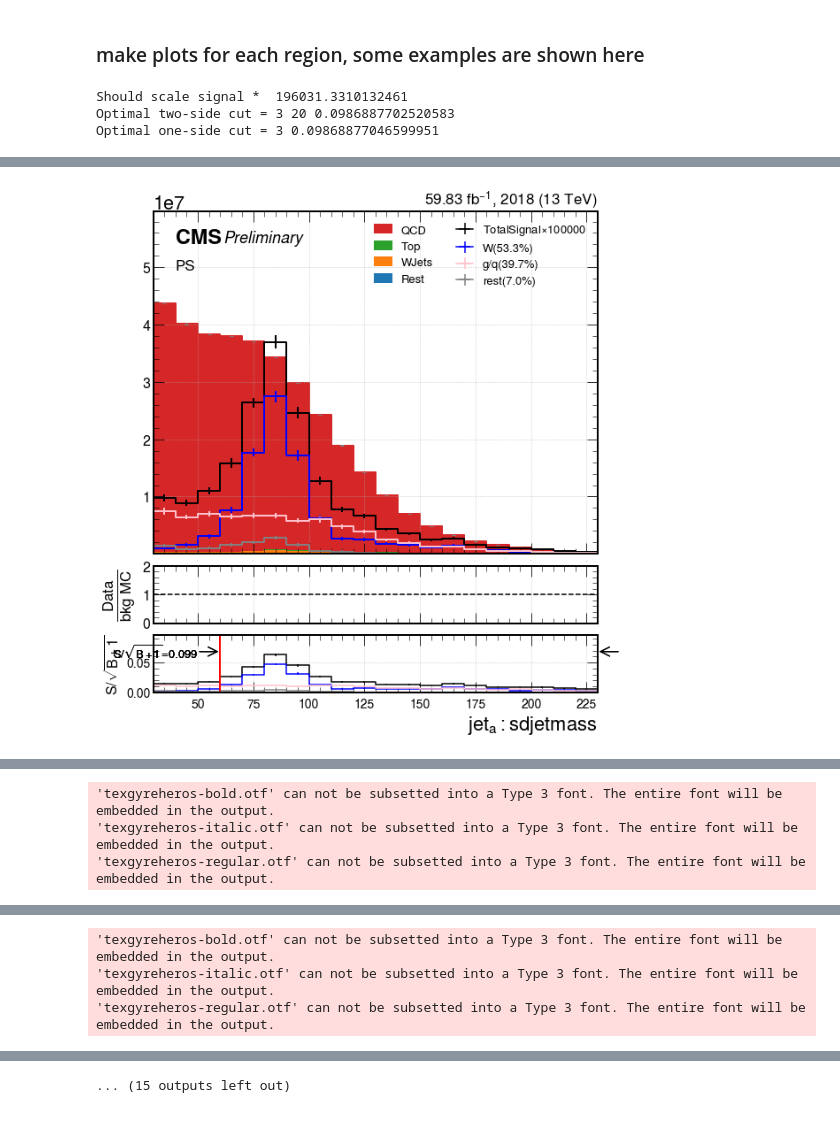
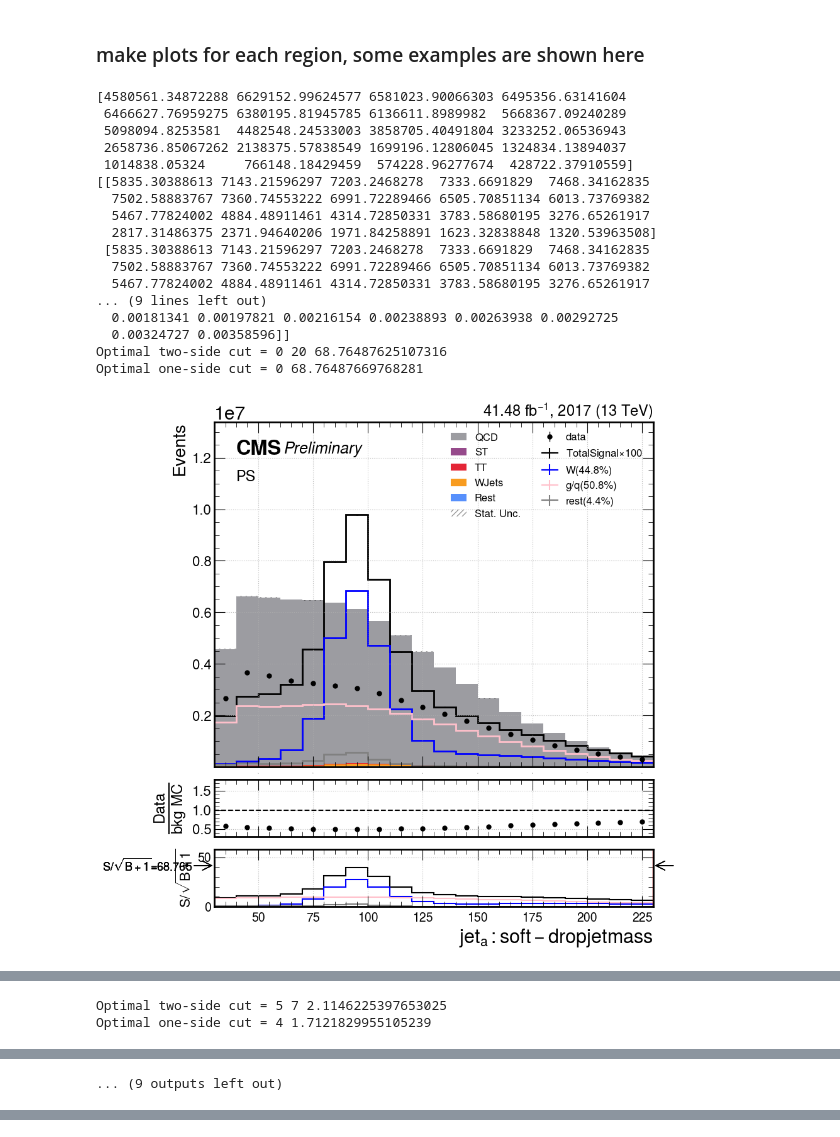
Before and after one commit to lyazj/Wcb, a Jupyter notebook: makeplots/makeplots_Wcb.ipynb, the cells around one changed output, grey strips where cells are left out. Saved outputs shown, nothing was run; the diff lists cells and outputs as text; code cells hidden in the pictures.

Commit message:
makeplots

```diff
--- a/makeplots/makeplots_Wcb.ipynb
+++ b/makeplots/makeplots_Wcb.ipynb
@@ -85,0 +97,16 @@ for k in files:
+# %%
+def add_tagger(events):
+    events["probQCD"] = ak.zeros_like(events["a_Hbc"])
+    qcd_list = [
+    "a_QCDbb",
+    "a_QCDcc",
+    "a_QCDb",
+    "a_QCDc",
+    "a_QCDothers",
+    ]
+    for score in qcd_list:
+        events["probQCD"] = events["probQCD"] + events[score]
+    events["HbcVSQCS"] = (events["a_Hbc"])/(events["a_Hbc"] + 0.997032*events["probQCD"] + 0.002968*events["a_Hcs"])
+for k in files:
+    print("Add tagger of:",k)
+    add_tagger(events=files[k])
@@ -471,20 +524,46 @@ CUT = {
+# %%
+CUT = {
+    "SR1" : {k:  (files[k]["nb_t_deep_in"] == 0) & (files[k]["HbcVSQCS"] >= 0.998) for k in files},
+    "SR2" : {k:  (files[k]["nb_t_deep_in"] == 0) & (files[k]["HbcVSQCS"] >= 0.980) & (files[k]["HbcVSQCS"] <= 0.998) for k in files},
+    "SR3" : {k:  (files[k]["nb_t_deep_in"] == 0) & (files[k]["HbcVSQCS"] >= 0.9) & (files[k]["HbcVSQCS"] <= 0.980) for k in files},
+    "CR"  : {k:  (files[k]["nb_t_deep_in"] == 0) & (files[k]["HbcVSQCS"] < 0.9)  for k in files},
+    "PS"  : {k:  (files[k]["nb_t_deep_in"] >= 0)  for k in files},
+
+    }
+
+# CR: tagger < 0.92
 # %% [markdown]
 ### define the variables we want to plot
 # %%
 def run_makeplots(region = "PS", events = files, nametext = "", blind = False, othertext = "", deco = False, optimal_cut = True):
     weight={k: events[k][CUT[region][k]]["weight"] for k in events}  # weight for each event
-    makeplots(arrays = {k: events[k][CUT[region][k]]["Mj_V2_a"] for k in events},  region = region, nametext = nametext, othertext = othertext,plot_name='jetmass', x_name=r'$jet_{a}:sd jet mass$', x_max=230, x_min=30, bins=20, weight =weight, year="2018",blind = blind, deco = deco,optimal_cut = optimal_cut)
-    # makeplots(arrays = {k: events[k][CUT[region][k]]["a_HWW_V2"] for k in events},  region = region, nametext = nametext, othertext = othertext,plot_name='Mj_max', x_name=r'$Mj_{max}$', x_max=250, x_min=50, bins=20, weight =weight, year="Full-Run2",blind = blind, deco = deco,optimal_cut = optimal_cut)
-    makeplots(arrays = {k: events[k][CUT[region][k]]["a_HWW_V2"] for k in events},  region = region, nametext = nametext, othertext = othertext,plot_name='Hbctagger', x_name=r'Hbc tagger:$jet_{a}$', x_max=1, x_min=0, bins=40, weight =weight, year="2018",blind = blind, deco = deco,optimal_cut = optimal_cut, log = True)
-    makeplots(arrays = {k: events[k][CUT[region][k]]["a_HWWvsQCD_V2"] for k in events},  region = region, nametext = nametext, othertext = othertext,plot_name='HbctaggervsQCD', x_name=r'Hbc vs. QCD tagger:$jet_{a}$', x_max=1, x_min=0, bins=40, weight =weight, year="2018",blind = blind, deco = deco,optimal_cut = optimal_cut, log = True)
+    makeplots(arrays = {k: events[k][CUT[region][k]]["Mj_corr_V2_a"] for k in events},  region = region, nametext = nametext, othertext = othertext,plot_name='jetmass', x_name=r'$jet_{a}$:soft-drop jet mass', x_max=230, x_min=30, nbins=20, weight =weight, year="2017",blind = blind, deco = deco,optimal_cut = optimal_cut)
+    makeplots(arrays = {k: events[k][CUT[region][k]]["HbcVSQCS"] for k in events},  region = region, nametext = nametext, othertext = othertext,plot_name='Hbctagger', x_name=r'HbcVSQCS tagger:$jet_{a}$', x_max=1, x_min=0, nbins=40, weight =weight, year="2017",blind = blind, deco = deco,optimal_cut = optimal_cut, log = True)
     # add the variables you want to plot here, like above.
 # %% [markdown]
 ### make plots for each region, some examples are shown here
 # %%
-run_makeplots(region = "PS", blind = False,  othertext = "", deco = True) #this set to deco to True
-run_makeplots(region = "SR_def1", blind = False,  othertext = ",Hbc>0.95", deco = True) #this set to deco to True
-run_makeplots(region = "SR_def2", blind = False,  othertext = ",HbcvsQCD>0.995", deco = True) #this set to deco to True
+run_makeplots(region = "PS",  blind = False,  othertext = "", deco = True) #this set to deco to True
+run_makeplots(region = "SR1", blind = True,  othertext = "", deco = True) #this set to deco to True
+run_makeplots(region = "SR2", blind = True,  othertext = "", deco = True) #this set to deco to True
+run_makeplots(region = "SR3", blind = True,  othertext = "", deco = True) #this set to deco to True
+run_makeplots(region = "CR",  blind = False,  othertext = "", deco = True) #this set to deco to True
 # %% [output]
-Should scale signal *  196031.3310132461
-Optimal two-side cut = 3 20 0.0986887702520583
-Optimal one-side cut = 3 0.09868877046599951
+[4580561.34872288 6629152.99624577 6581023.90066303 6495356.63141604
+ 6466627.76959275 6380195.81945785 6136611.8989982  5668367.09240289
+ 5098094.8253581  4482548.24533003 3858705.40491804 3233252.06536943
+ 2658736.85067262 2138375.57838549 1699196.12806045 1324834.13894037
+ 1014838.05324     766148.18429459  574228.96277674  428722.37910559]
+[[5835.30388613 7143.21596297 7203.2468278  7333.6691829  7468.34162835
+  7502.58883767 7360.74553222 6991.72289466 6505.70851134 6013.73769382
+  5467.77824002 4884.48911461 4314.72850331 3783.58680195 3276.65261917
+  2817.31486375 2371.94640206 1971.84258891 1623.32838848 1320.53963508]
+ [5835.30388613 7143.21596297 7203.2468278  7333.6691829  7468.34162835
+  7502.58883767 7360.74553222 6991.72289466 6505.70851134 6013.73769382
+  5467.77824002 4884.48911461 4314.72850331 3783.58680195 3276.65261917
+... (9 lines left out)
+  0.00181341 0.00197821 0.00216154 0.00238893 0.00263938 0.00292725
+  0.00324727 0.00358596]]
+Optimal two-side cut = 0 20 68.76487625107316
+Optimal one-side cut = 0 68.76487669768281
+[figure, new version]
@@ -494 +586,0 @@ Optimal one-side cut = 3 0.09868877046599951
-[figure, old version]
@@ -498,3 +605,2 @@ Optimal one-side cut = 37 0.43523763423646833
-'texgyreheros-bold.otf' can not be subsetted into a Type 3 font. The entire font will be embedded in the output.
-'texgyreheros-italic.otf' can not be subsetted into a Type 3 font. The entire font will be embedded in the output.
-'texgyreheros-regular.otf' can not be subsetted into a Type 3 font. The entire font will be embedded in the output.
+Optimal two-side cut = 5 7 2.1146225397653025
+Optimal one-side cut = 4 1.7121829955105239
@@ -512,3 +661 @@ Optimal one-side cut = 3 0.46531926765843723
-'texgyreheros-bold.otf' can not be subsetted into a Type 3 font. The entire font will be embedded in the output.
-'texgyreheros-italic.otf' can not be subsetted into a Type 3 font. The entire font will be embedded in the output.
-'texgyreheros-regular.otf' can not be subsetted into a Type 3 font. The entire font will be embedded in the output.
+... (9 outputs left out)
@@ -516 +661,0 @@ Optimal one-side cut = 3 0.46531926765843723
-... (15 outputs left out)
```
Also changed, not shown: parts of 12 cells of this notebook.
